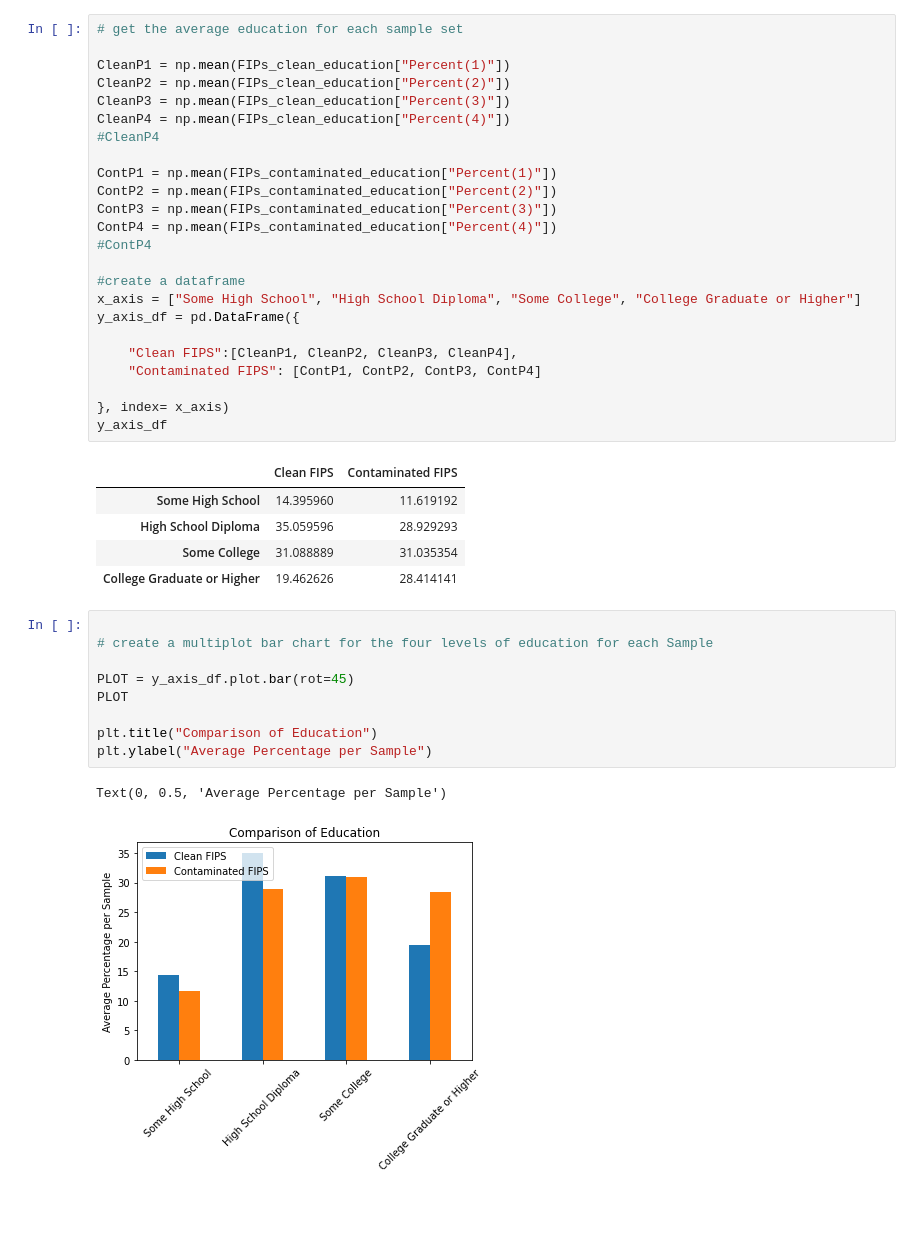
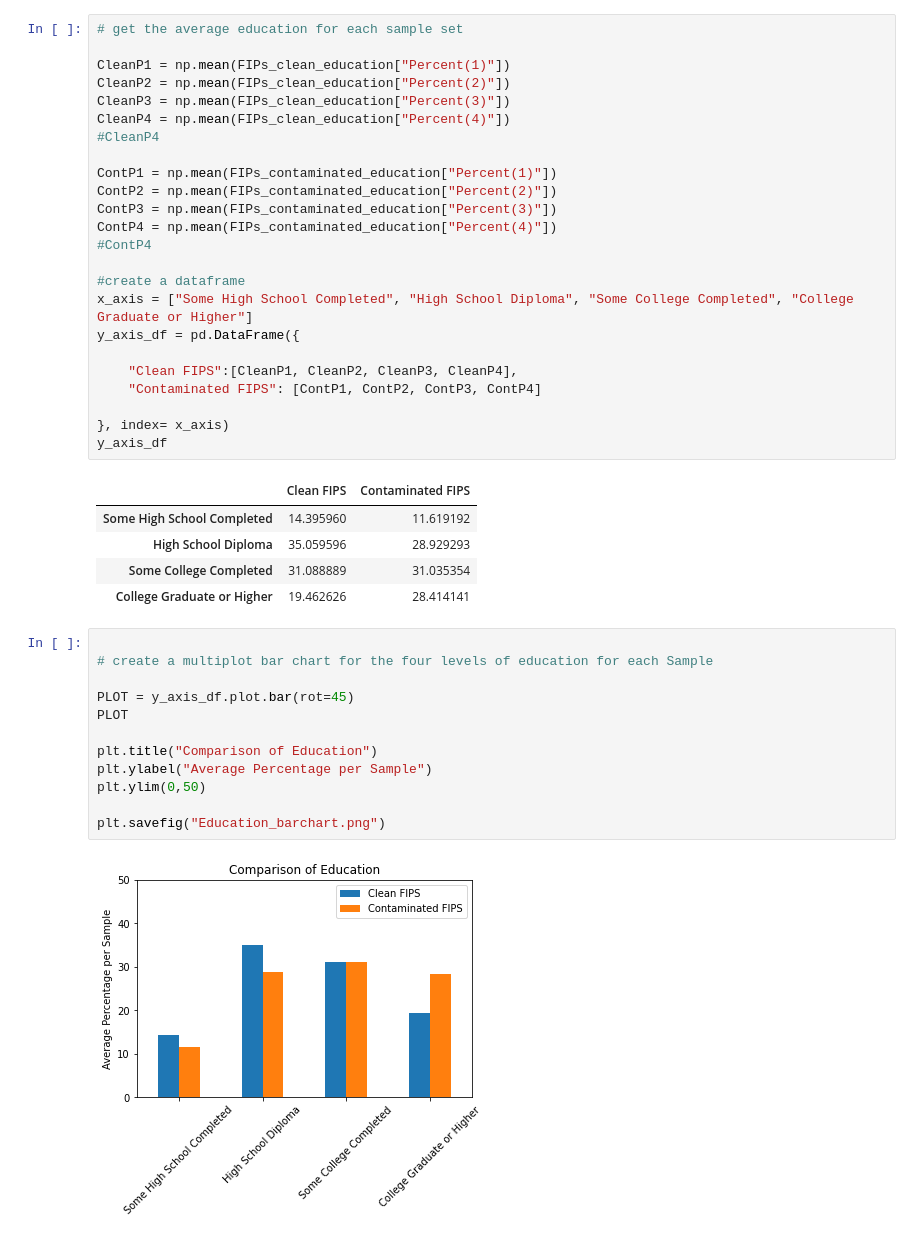
Before and after one commit to mnnacler/superfundProject, a Jupyter notebook: Education.ipynb, the cells around one changed output. Saved outputs shown, nothing was run; the diff lists cells and outputs as text; blank space fills up the shorter version.

Commit message:
Add files via upload
education(10/28)

```diff
--- a/Education.ipynb
+++ b/Education.ipynb
@@ -50,7 +82,7 @@ ContP4 = np.mean(FIPs_contaminated_education["Percent(4)"])
 #ContP4
 
 #create a dataframe
-x_axis = ["Some High School", "High School Diploma", "Some College", "College Graduate or Higher"]
+x_axis = ["Some High School Completed", "High School Diploma", "Some College Completed", "College Graduate or Higher"]
 y_axis_df = pd.DataFrame({
 
     "Clean FIPS":[CleanP1, CleanP2, CleanP3, CleanP4],
@@ -60,19 +92,21 @@ y_axis_df = pd.DataFrame({
 y_axis_df
 # %% [output]
 |  | Clean FIPS | Contaminated FIPS |
-| Some High School | 14.395960 | 11.619192 |
+| Some High School Completed | 14.395960 | 11.619192 |
 | High School Diploma | 35.059596 | 28.929293 |
-| Some College | 31.088889 | 31.035354 |
+| Some College Completed | 31.088889 | 31.035354 |
 | College Graduate or Higher | 19.462626 | 28.414141 |
 # %%
 
 # create a multiplot bar chart for the four levels of education for each Sample
 
 PLOT = y_axis_df.plot.bar(rot=45)
 PLOT
 
 plt.title("Comparison of Education")
 plt.ylabel("Average Percentage per Sample")
+plt.ylim(0,50)
+
+plt.savefig("Education_barchart.png")
 # %% [output]
-Text(0, 0.5, 'Average Percentage per Sample')
-[figure, old version]
+[figure, new version]
```
Also changed, not shown: parts of 9 cells of this notebook.
